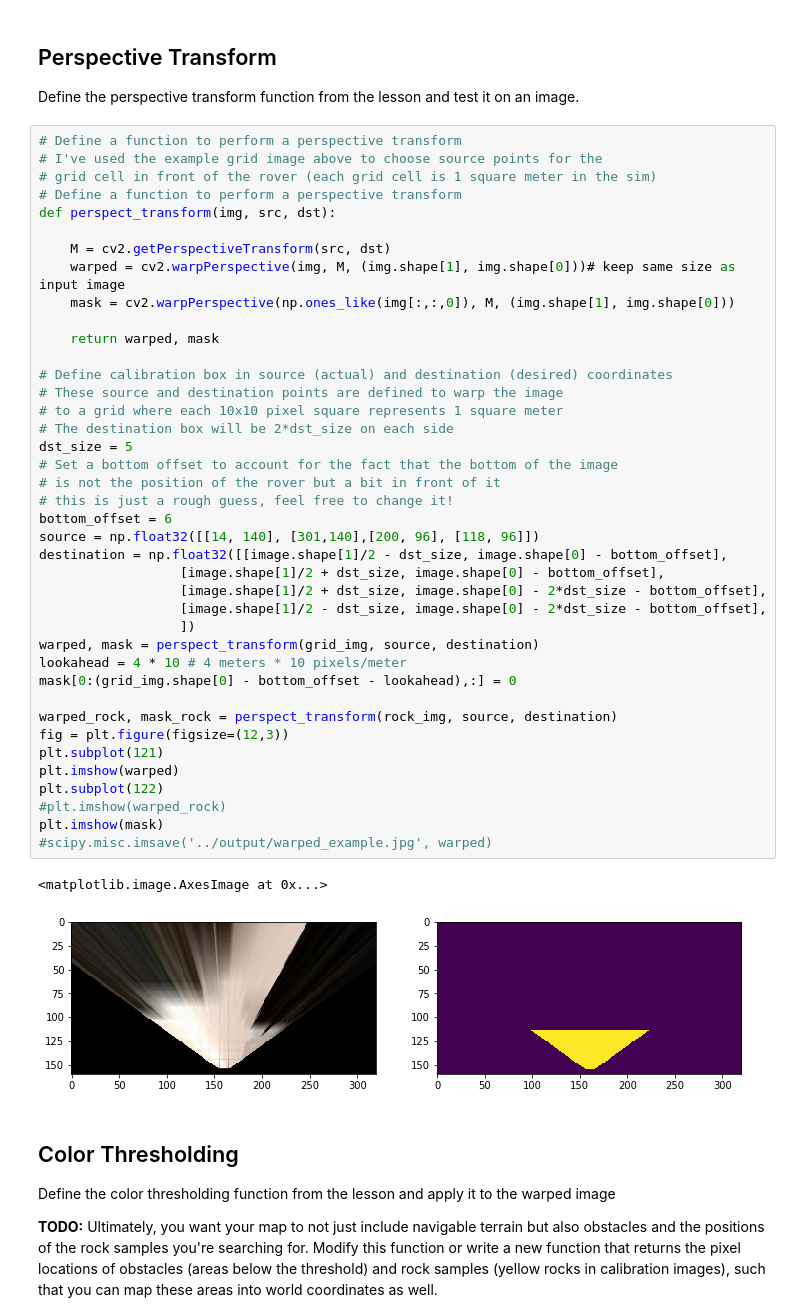
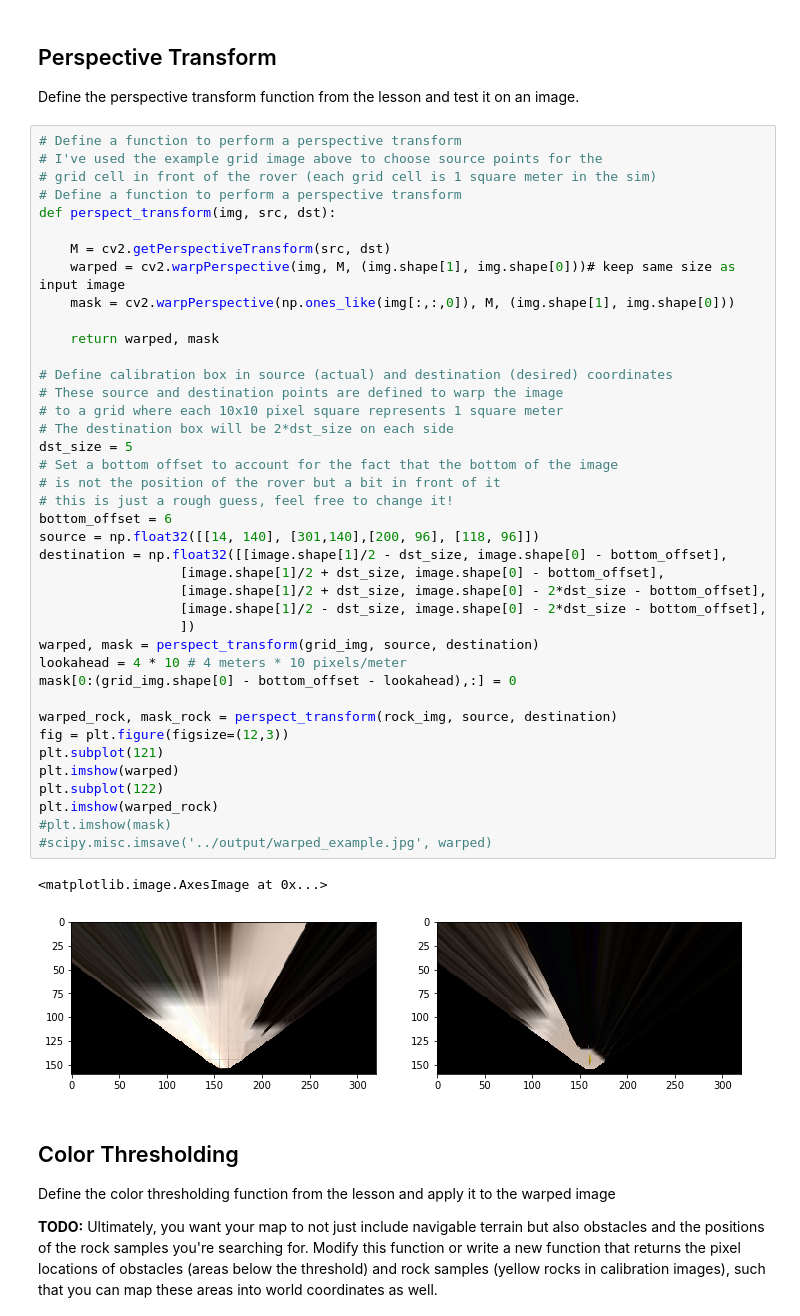
Before and after one commit to dp12/RoboND-Rover-Project-1, a Jupyter notebook: code/Rover_Project_Test_Notebook.ipynb, the cells around one changed output. Cells and saved outputs as stored; diff of their text form.

```diff
--- a/code/Rover_Project_Test_Notebook.ipynb
+++ b/code/Rover_Project_Test_Notebook.ipynb
@@ -95,22 +95,22 @@
                   [image.shape[1]/2 + dst_size, image.shape[0] - bottom_offset],
                   [image.shape[1]/2 + dst_size, image.shape[0] - 2*dst_size - bottom_offset],
                   [image.shape[1]/2 - dst_size, image.shape[0] - 2*dst_size - bottom_offset],
                   ])
 warped, mask = perspect_transform(grid_img, source, destination)
 lookahead = 4 * 10 # 4 meters * 10 pixels/meter
 mask[0:(grid_img.shape[0] - bottom_offset - lookahead),:] = 0
 
 warped_rock, mask_rock = perspect_transform(rock_img, source, destination)
 fig = plt.figure(figsize=(12,3))
 plt.subplot(121)
 plt.imshow(warped)
 plt.subplot(122)
-#plt.imshow(warped_rock)
-plt.imshow(mask)
+plt.imshow(warped_rock)
+#plt.imshow(mask)
 #scipy.misc.imsave('../output/warped_example.jpg', warped)
 # %% [output]
 <matplotlib.image.AxesImage at 0x...>
-[figure, old version]
+[figure, new version]
 # %% [markdown]
 ## Color Thresholding
 Define the color thresholding function from the lesson and apply it to the warped image
```
Also changed, not shown: parts of 3 cells of this notebook.
